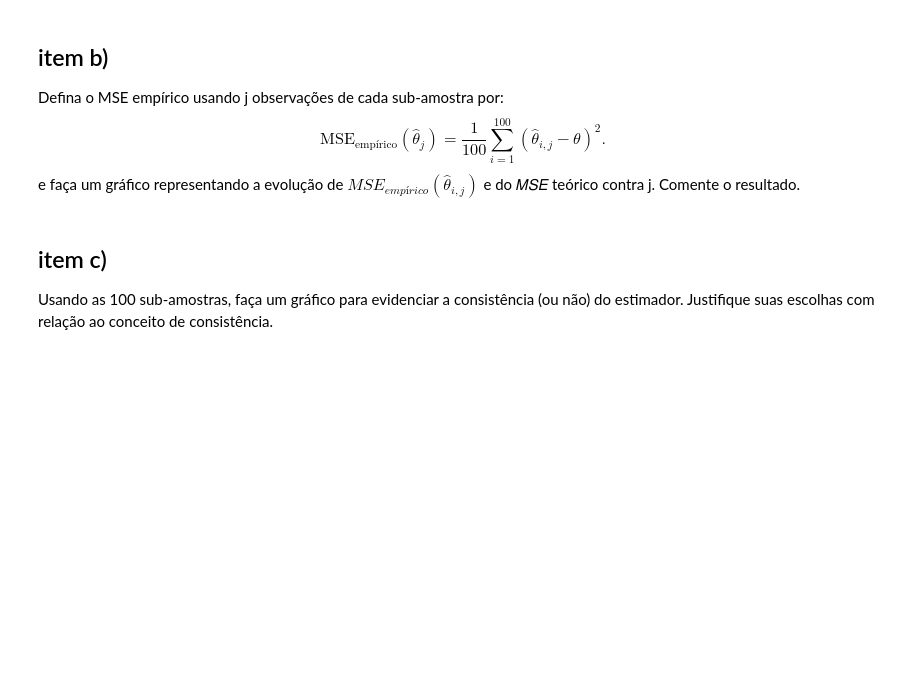
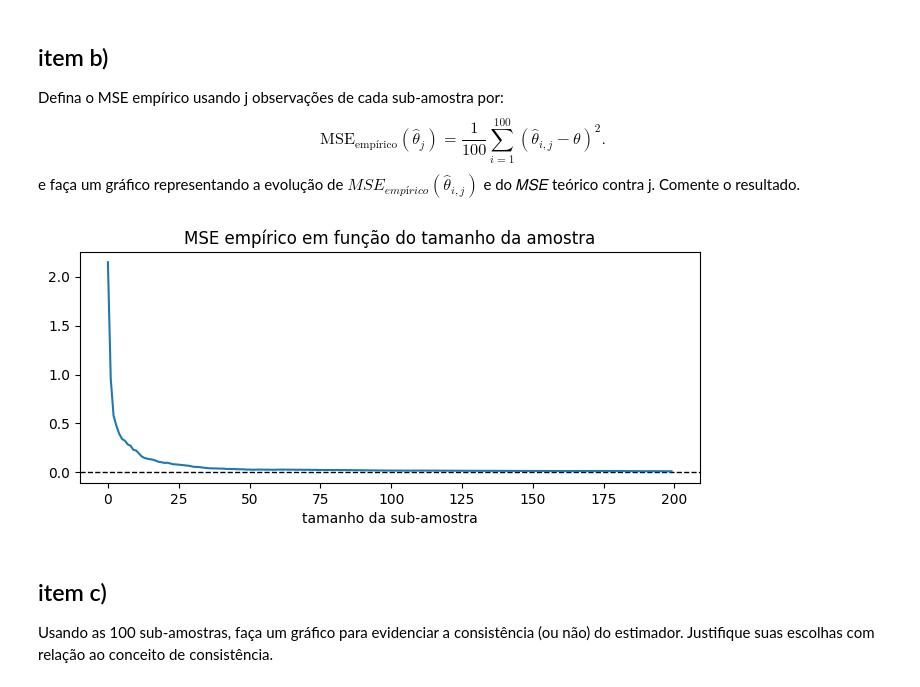
Before and after one commit to asdmalizia/masters, a Jupyter notebook: Inferência estatística/Lista prática.ipynb, the cells around one changed output. Cells and saved outputs as stored; diff of their text form; code cells hidden in the pictures; blank space fills up the shorter version.

```diff
--- a/Inferência estatística/Lista prática.ipynb
+++ b/Inferência estatística/Lista prática.ipynb
@@ -104,6 +125,17 @@ $$
 $$
 e faça um gráfico representando a evolução de $MSE_{empírico}(\hat{\theta}_{i,j})$ e do 𝑀𝑆𝐸
 teórico contra j. Comente o resultado.
+# %%
+mse_empirico = np.sum(np.power(estimativas - θ, 2), axis=0)/100
+
+fig, ax = plt.subplots(figsize=(8,3))
+ax.axhline(y=0, color='black', linestyle='--', linewidth=1)
+ax.plot(np.arange(len(mse_empirico)), mse_empirico)
+ax.set_title('MSE empírico em função do tamanho da amostra')
+ax.set_xlabel('tamanho da sub-amostra')
+plt.show()
+# %% [output]
+[figure, added]
 # %% [markdown]
 ## item c)
 Usando as 100 sub-amostras, faça um gráfico para evidenciar a consistência
```
Also changed, not shown: parts of 43 cells of this notebook, 9 other files.
